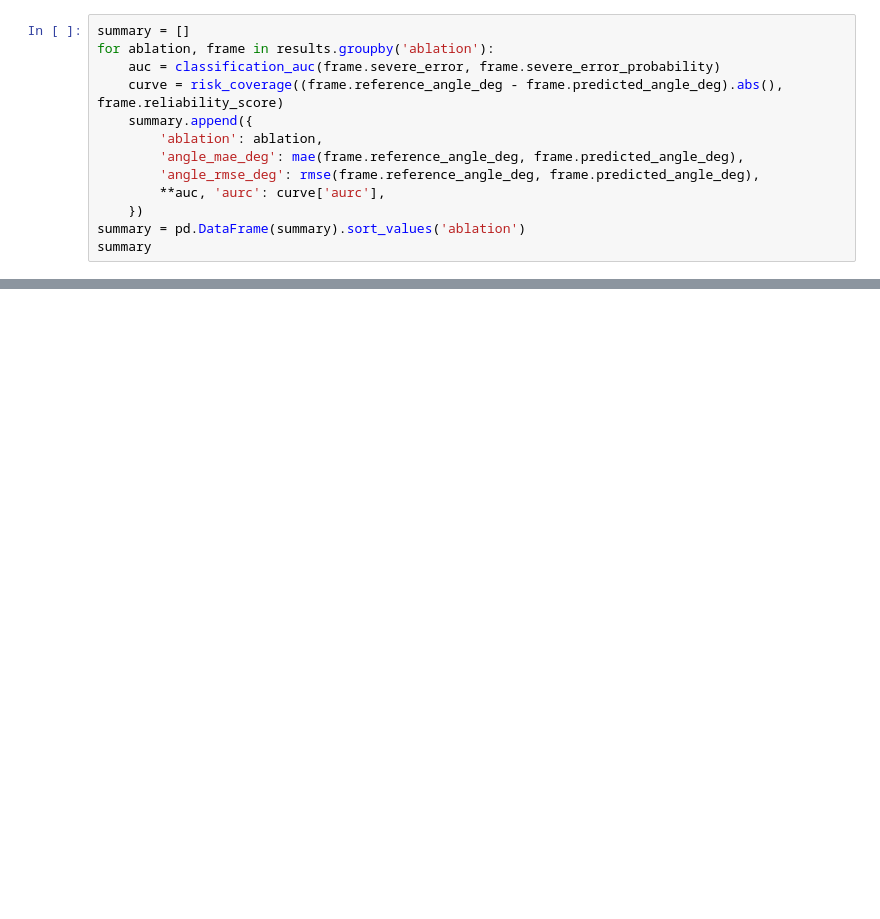
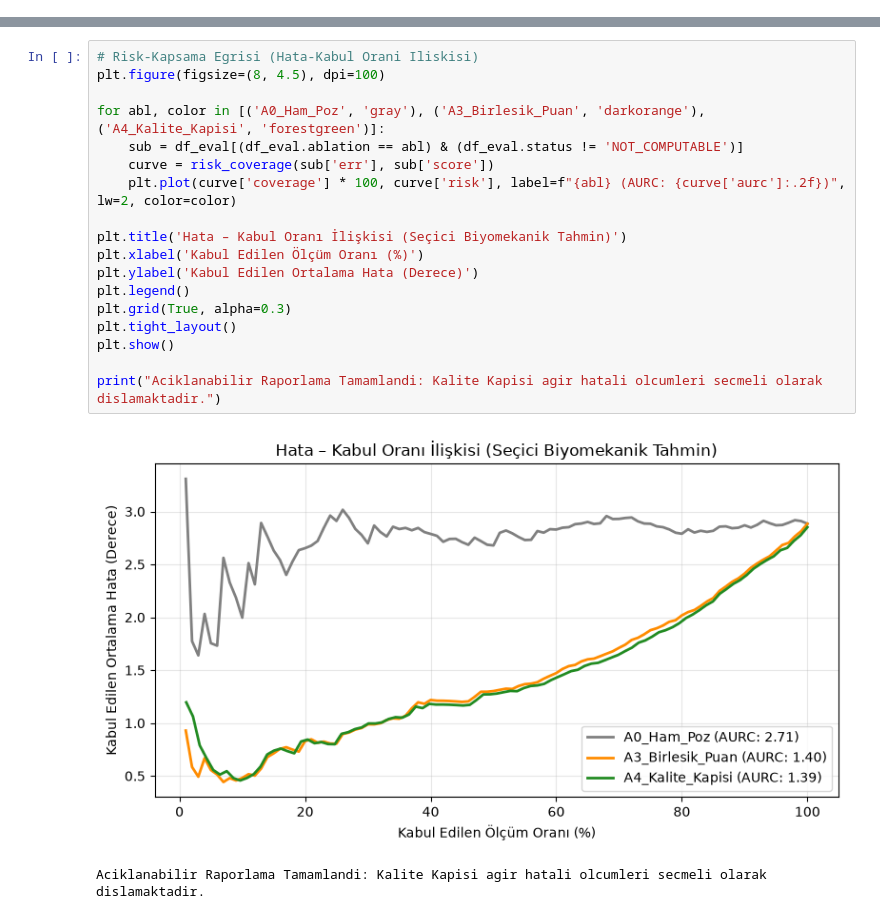
Before and after one commit to LazmodBerk/physioload-ai, a Jupyter notebook: notebooks/08_evaluation_reporting.ipynb, the cells around one changed output, grey strips where cells are left out. Cells and saved outputs as stored; diff of their text form; blank space fills up the shorter version.

Commit message:
feat: finalize reliability-aware biomechanics pipeline

```diff
--- a/notebooks/08_evaluation_reporting.ipynb
+++ b/notebooks/08_evaluation_reporting.ipynb
@@ -35,13 +35,0 @@ if missing:
-# %%
-summary = []
-for ablation, frame in results.groupby('ablation'):
-    auc = classification_auc(frame.severe_error, frame.severe_error_probability)
-    curve = risk_coverage((frame.reference_angle_deg - frame.predicted_angle_deg).abs(), frame.reliability_score)
-    summary.append({
-        'ablation': ablation,
-        'angle_mae_deg': mae(frame.reference_angle_deg, frame.predicted_angle_deg),
-        'angle_rmse_deg': rmse(frame.reference_angle_deg, frame.predicted_angle_deg),
-        **auc, 'aurc': curve['aurc'],
-    })
-summary = pd.DataFrame(summary).sort_values('ablation')
-summary
@@ -51,0 +107,21 @@ print('saved:', summary_path)
+# %%
+# Risk-Kapsama Egrisi (Hata-Kabul Orani Iliskisi)
+plt.figure(figsize=(8, 4.5), dpi=100)
+
+for abl, color in [('A0_Ham_Poz', 'gray'), ('A3_Birlesik_Puan', 'darkorange'), ('A4_Kalite_Kapisi', 'forestgreen')]:
+    sub = df_eval[(df_eval.ablation == abl) & (df_eval.status != 'NOT_COMPUTABLE')]
+    curve = risk_coverage(sub['err'], sub['score'])
+    plt.plot(curve['coverage'] * 100, curve['risk'], label=f"{abl} (AURC: {curve['aurc']:.2f})", lw=2, color=color)
+
+plt.title('Hata – Kabul Oranı İlişkisi (Seçici Biyomekanik Tahmin)')
+plt.xlabel('Kabul Edilen Ölçüm Oranı (%)')
+plt.ylabel('Kabul Edilen Ortalama Hata (Derece)')
+plt.legend()
+plt.grid(True, alpha=0.3)
+plt.tight_layout()
+plt.show()
+
+print("Aciklanabilir Raporlama Tamamlandi: Kalite Kapisi agir hatali olcumleri secmeli olarak dislamaktadir.")
+# %% [output]
+[figure, added]
+Aciklanabilir Raporlama Tamamlandi: Kalite Kapisi agir hatali olcumleri secmeli olarak dislamaktadir.
```
Also changed, not shown: parts of 7 cells of this notebook, 31 other files.
